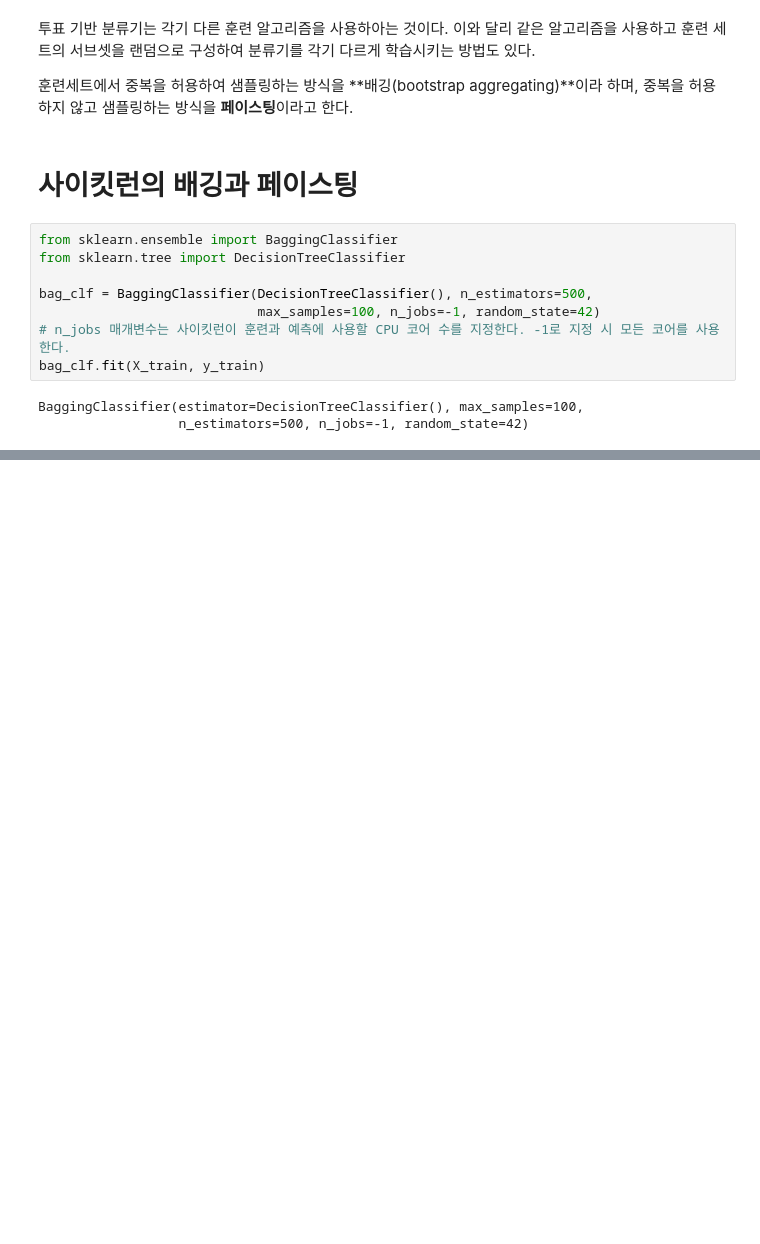
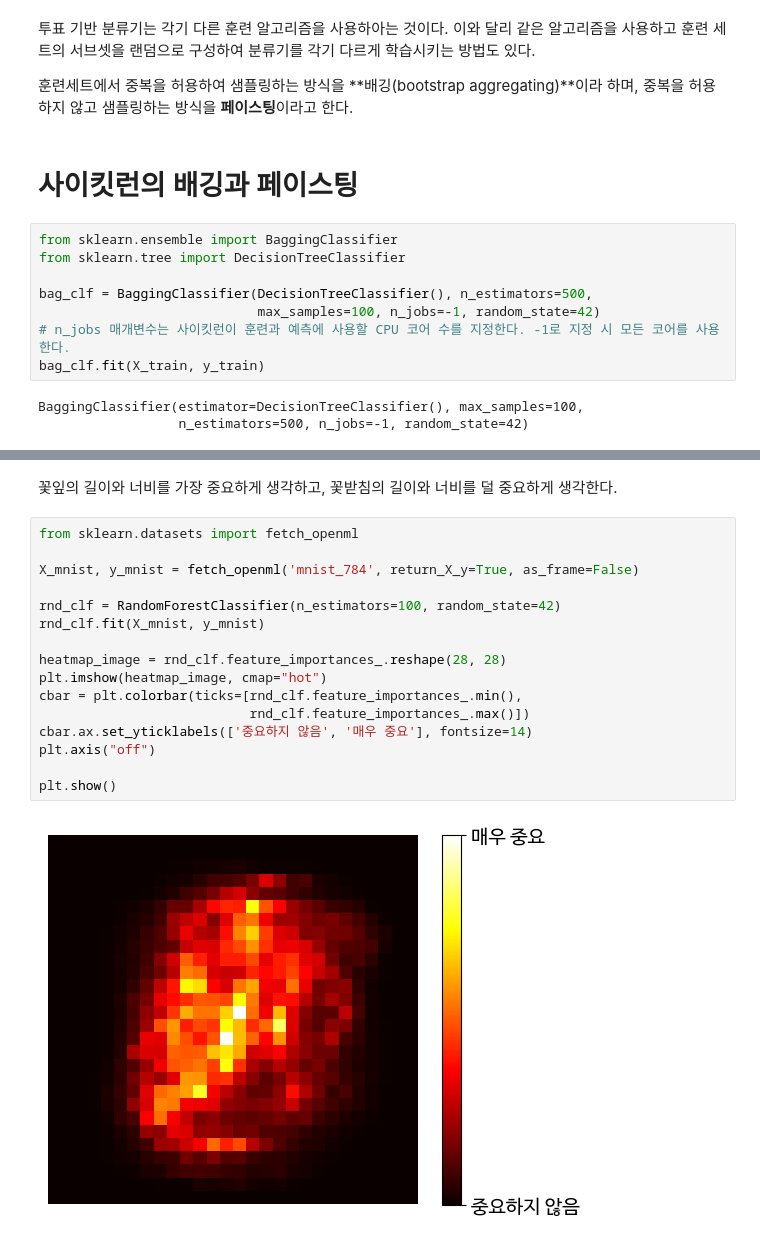
Before and after one commit to sheepjun96/Hands_On-Maching-Learning, a Jupyter notebook: 7장_앙상블_학습과_랜덤_포레스트.ipynb, the cells around one changed output, grey strips where cells are left out. Drawn from its saved outputs; the diff is of its cells as text; blank space fills up the shorter version.

```diff
--- a/7장_앙상블_학습과_랜덤_포레스트.ipynb
+++ b/7장_앙상블_학습과_랜덤_포레스트.ipynb
@@ -121,0 +238,20 @@ BaggingClassifier(estimator=DecisionTreeClassifier(), max_samples=100,
+# %% [markdown]
+꽃잎의 길이와 너비를 가장 중요하게 생각하고, 꽃받침의 길이와 너비를 덜 중요하게 생각한다.
+# %%
+from sklearn.datasets import fetch_openml
+
+X_mnist, y_mnist = fetch_openml('mnist_784', return_X_y=True, as_frame=False)
+
+rnd_clf = RandomForestClassifier(n_estimators=100, random_state=42)
+rnd_clf.fit(X_mnist, y_mnist)
+
+heatmap_image = rnd_clf.feature_importances_.reshape(28, 28)
+plt.imshow(heatmap_image, cmap="hot")
+cbar = plt.colorbar(ticks=[rnd_clf.feature_importances_.min(),
+                           rnd_clf.feature_importances_.max()])
+cbar.ax.set_yticklabels(['중요하지 않음', '매우 중요'], fontsize=14)
+plt.axis("off")
+
+plt.show()
+# %% [output]
+[figure, added]
```
Also changed, not shown: parts of 24 cells of this notebook.
